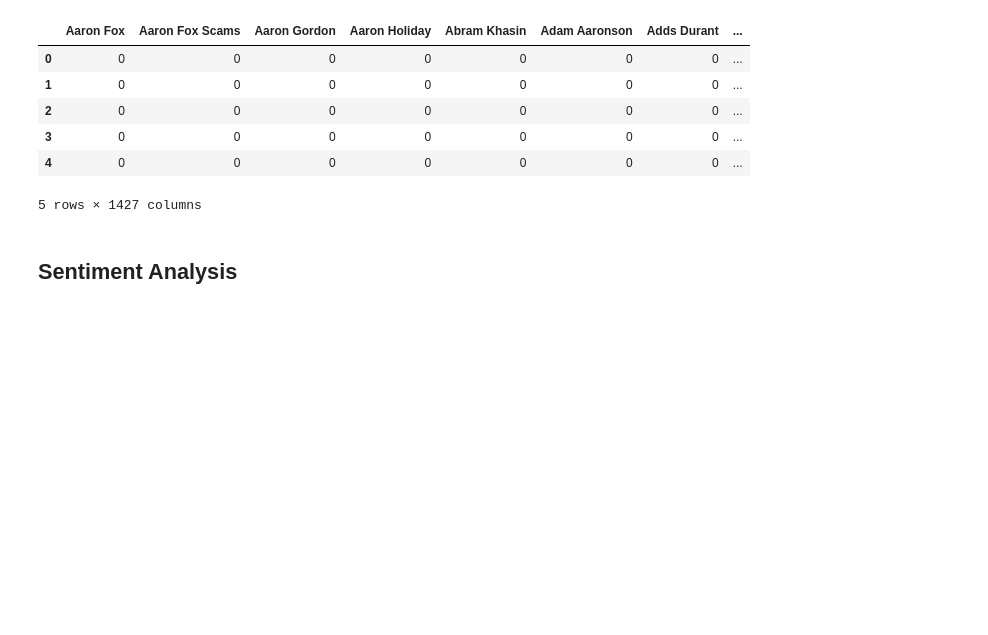
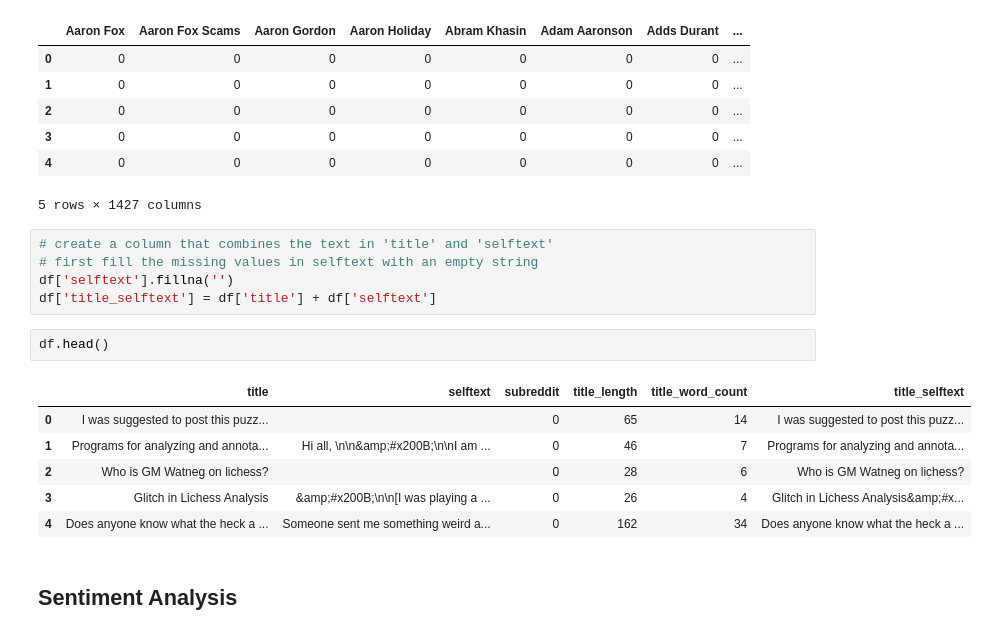
Before and after one commit to aothree/NLP-Predicting-Subreddit, a Jupyter notebook: cleaning_and_eda.ipynb, the cells around one changed output. Drawn from its saved outputs; the diff is of its cells as text; blank space fills up the shorter version.

```diff
--- a/cleaning_and_eda.ipynb
+++ b/cleaning_and_eda.ipynb
@@ -220,6 +238,20 @@ twocaps_cvec.head()
 | 3 | 0 | 0 | 0 | 0 | 0 | 0 | 0 | ... |
 | 4 | 0 | 0 | 0 | 0 | 0 | 0 | 0 | ... |
 5 rows × 1427 columns
+# %%
+# create a column that combines the text in 'title' and 'selftext'
+# first fill the missing values in selftext with an empty string
+df['selftext'].fillna('')
+df['title_selftext'] = df['title'] + df['selftext']
+# %%
+df.head()
+# %% [output]
+|  | title | selftext | subreddit | title_length | title_word_count | title_selftext |
+| 0 | I was suggested to post this puzz... |  | 0 | 65 | 14 | I was suggested to post this puzz... |
+| 1 | Programs for analyzing and annota... | Hi all, \n\n&amp;#x200B;\n\nI am ... | 0 | 46 | 7 | Programs for analyzing and annota... |
+| 2 | Who is GM Watneg on lichess? |  | 0 | 28 | 6 | Who is GM Watneg on lichess? |
+| 3 | Glitch in Lichess Analysis | &amp;#x200B;\n\n[I was playing a ... | 0 | 26 | 4 | Glitch in Lichess Analysis&amp;#x... |
+| 4 | Does anyone know what the heck a ... | Someone sent me something weird a... | 0 | 162 | 34 | Does anyone know what the heck a ... |
 # %% [markdown]
 ## Sentiment Analysis
 # %%
```
Also changed, not shown: parts of 10 cells of this notebook, 4 other files.
